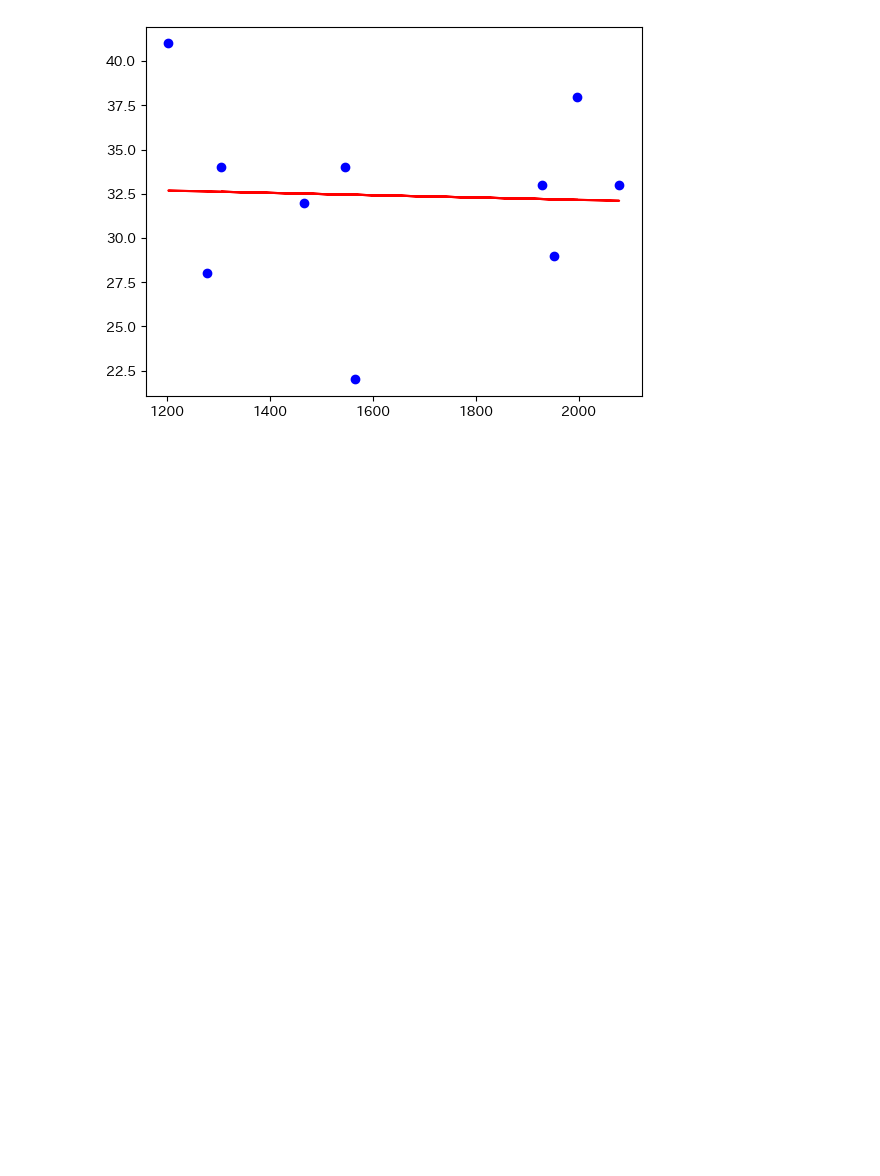
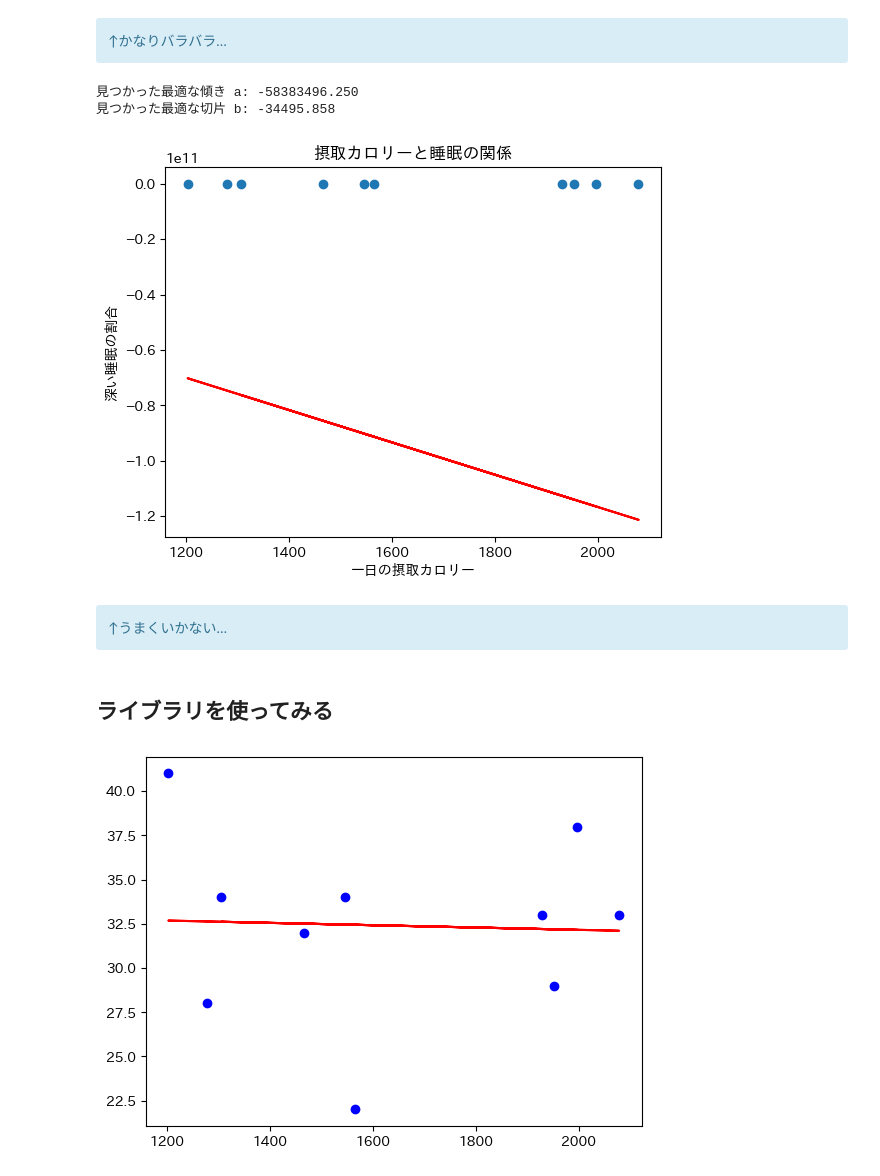
Before and after one commit to hachi-to-nana/linear_regression, a Jupyter notebook: 数学自由研究.ipynb, the cells around one changed output. Cells and saved outputs as stored; diff of their text form; code cells hidden in the pictures; blank space fills up the shorter version.

```diff
--- a/数学自由研究.ipynb
+++ b/数学自由研究.ipynb
@@ -89,3 +123,30 @@ plt.show()
+# %% [markdown]
+<div class="alert alert-block alert-info">
+↑かなりバラバラ…
+</div>
+# %%
+# 散布図を再度描画
+plt.scatter(X, Y)
+
+# a, bを見つける
+a, b = fit(X, Y)
+# 見つけ出した直線を描画
+plt.plot(X, a * X + b, color='red')
+
+plt.xlabel("一日の摂取カロリー") # x軸のラベル
+plt.ylabel("深い睡眠の割合") # y軸のラベル
+plt.title("摂取カロリーと睡眠の関係") # グラフのタイトル
+plt.show()
+# %% [output]
+見つかった最適な傾き a: -58383496.250
+見つかった最適な切片 b: -34495.858
+[figure, added]
+# %% [markdown]
+<div class="alert alert-block alert-info">
+↑うまくいかない…
+</div>
+# %% [markdown]
+## ライブラリを使ってみる
 # %%
 from sklearn.linear_model import LinearRegression
 lr = LinearRegression()
```
Also changed, not shown: parts of 18 cells of this notebook.
